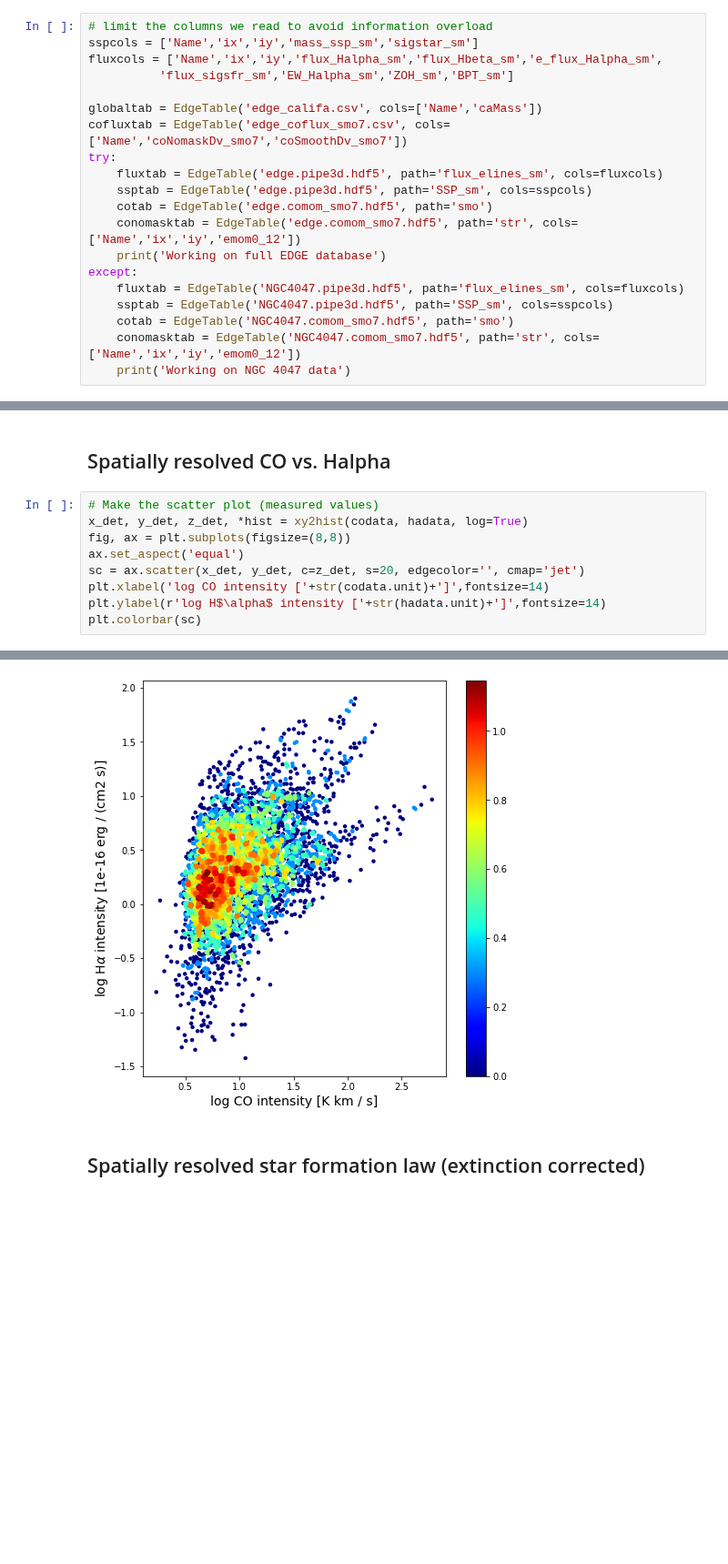
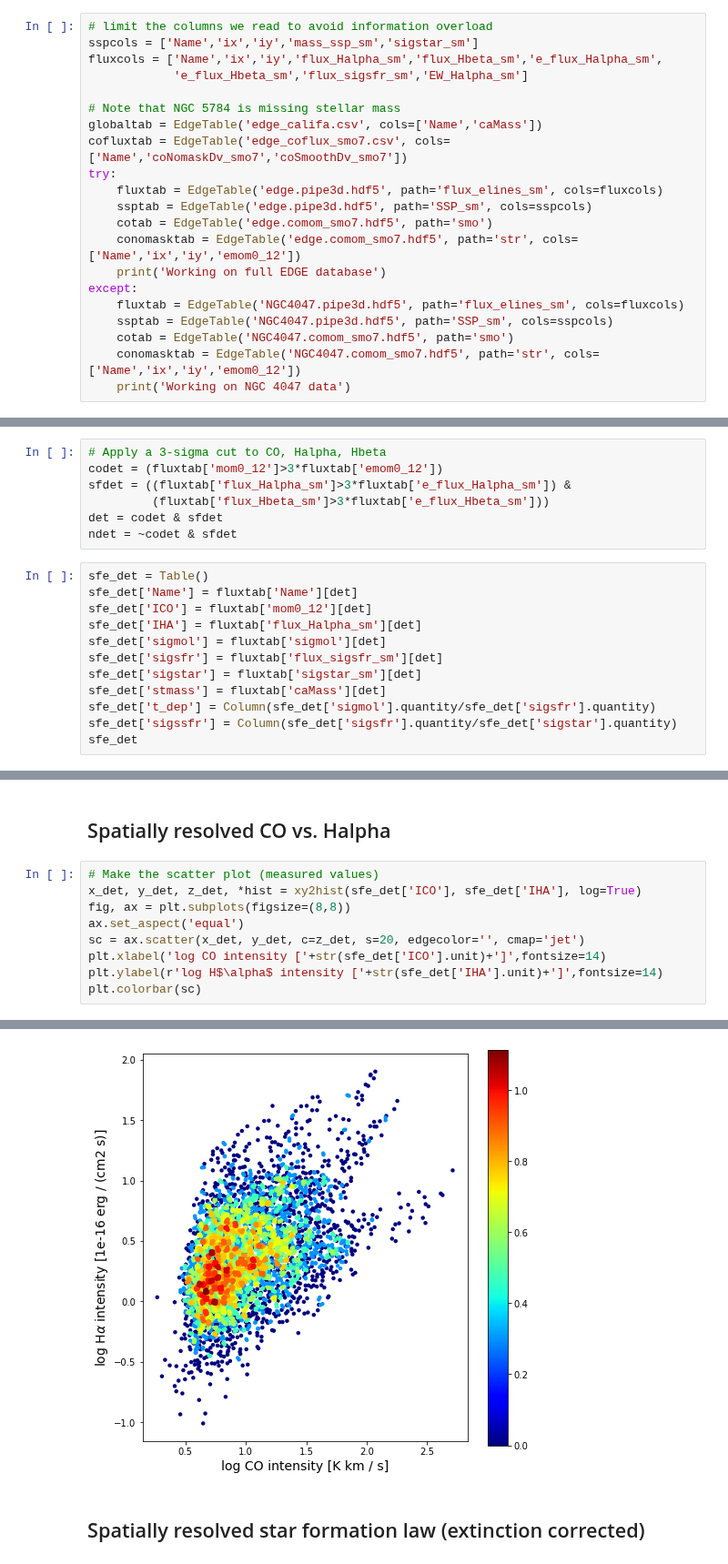
Before and after one commit to tonywong94/edge_pydb, a Jupyter notebook: demo_notebk/SFLaw-edge.ipynb, the cells around one changed output, grey strips where cells are left out. Shown at 91% size. Cells and saved outputs as stored; diff of their text form; blank space fills up the shorter version.

```diff
--- a/demo_notebk/SFLaw-edge.ipynb
+++ b/demo_notebk/SFLaw-edge.ipynb
@@ -18,8 +18,9 @@ np.seterr(invalid='ignore')
 # limit the columns we read to avoid information overload
 sspcols = ['Name','ix','iy','mass_ssp_sm','sigstar_sm']
 fluxcols = ['Name','ix','iy','flux_Halpha_sm','flux_Hbeta_sm','e_flux_Halpha_sm',
-          'flux_sigsfr_sm','EW_Halpha_sm','ZOH_sm','BPT_sm']
+            'e_flux_Hbeta_sm','flux_sigsfr_sm','EW_Halpha_sm']
 
+# Note that NGC 5784 is missing stellar mass
 globaltab = EdgeTable('edge_califa.csv', cols=['Name','caMass'])
 cofluxtab = EdgeTable('edge_coflux_smo7.csv', cols=['Name','coNomaskDv_smo7','coSmoothDv_smo7'])
 try:
@@ -124,0 +62,19 @@ Length = 26575 rows
+# %%
+# Apply a 3-sigma cut to CO, Halpha, Hbeta
+codet = (fluxtab['mom0_12']>3*fluxtab['emom0_12'])
+sfdet = ((fluxtab['flux_Halpha_sm']>3*fluxtab['e_flux_Halpha_sm']) &
+         (fluxtab['flux_Hbeta_sm']>3*fluxtab['e_flux_Hbeta_sm']))
+det = codet & sfdet
+ndet = ~codet & sfdet
+# %%
+sfe_det = Table()
+sfe_det['Name'] = fluxtab['Name'][det]
+sfe_det['ICO'] = fluxtab['mom0_12'][det]
+sfe_det['IHA'] = fluxtab['flux_Halpha_sm'][det]
+sfe_det['sigmol'] = fluxtab['sigmol'][det]
+sfe_det['sigsfr'] = fluxtab['flux_sigsfr_sm'][det]
+sfe_det['sigstar'] = fluxtab['sigstar_sm'][det]
+sfe_det['stmass'] = fluxtab['caMass'][det]
+sfe_det['t_dep'] = Column(sfe_det['sigmol'].quantity/sfe_det['sigsfr'].quantity)
+sfe_det['sigssfr'] = Column(sfe_det['sigsfr'].quantity/sfe_det['sigstar'].quantity)
+sfe_det
@@ -126,16 +134,16 @@ Length = 26575 rows
 ## Spatially resolved CO vs. Halpha
 # %%
 # Make the scatter plot (measured values)
-x_det, y_det, z_det, *hist = xy2hist(codata, hadata, log=True)
+x_det, y_det, z_det, *hist = xy2hist(sfe_det['ICO'], sfe_det['IHA'], log=True)
 fig, ax = plt.subplots(figsize=(8,8))
 ax.set_aspect('equal')
 sc = ax.scatter(x_det, y_det, c=z_det, s=20, edgecolor='', cmap='jet')
-plt.xlabel('log CO intensity ['+str(codata.unit)+']',fontsize=14)
-plt.ylabel(r'log H$\alpha$ intensity ['+str(hadata.unit)+']',fontsize=14)
+plt.xlabel('log CO intensity ['+str(sfe_det['ICO'].unit)+']',fontsize=14)
+plt.ylabel(r'log H$\alpha$ intensity ['+str(sfe_det['IHA'].unit)+']',fontsize=14)
 plt.colorbar(sc)
 # %% [output]
 <matplotlib.colorbar.Colorbar at 0x...>
-[figure, old version]
+[figure, new version]
 # %% [markdown]
 ## Spatially resolved star formation law (extinction corrected)
 # %%
```
Also changed, not shown: parts of 12 cells of this notebook, 1 other file.
